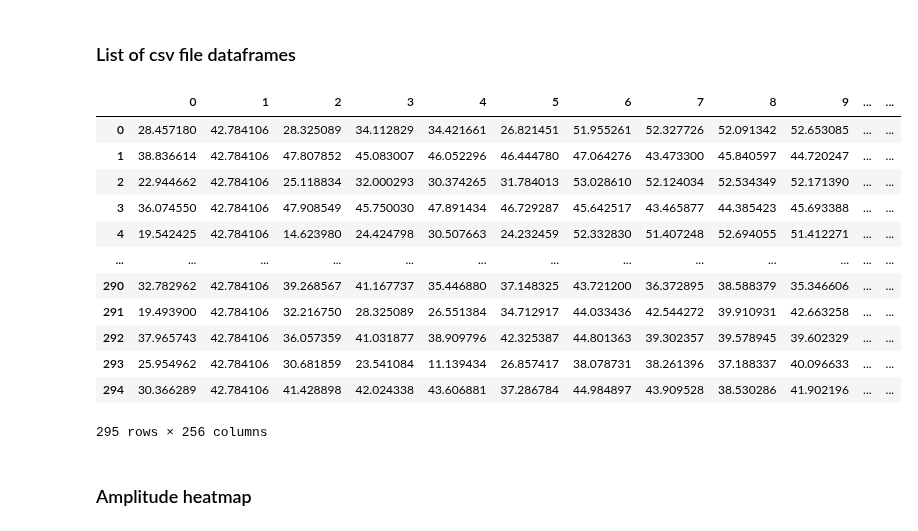
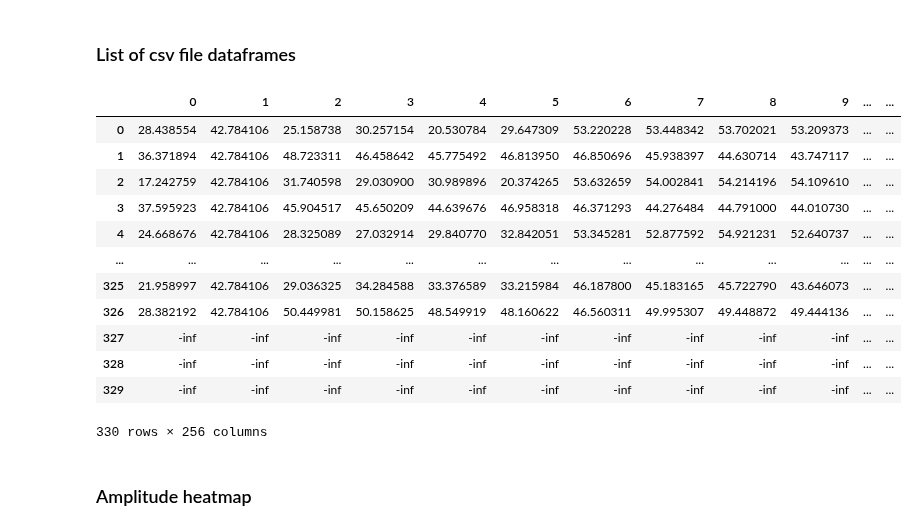
Before and after one commit to srk-practicum/2022-knu-wmi, a Jupyter notebook: Data_Processing.ipynb, the cells around one changed output. Drawn from its saved outputs; the diff is of its cells as text; code cells hidden in the pictures.

```diff
--- a/Data_Processing.ipynb
+++ b/Data_Processing.ipynb
@@ -53,26 +56,26 @@ csv_lst = ["csi_tests_csv/" + f for f in listdir('csi_tests_csv')]
 # %%
 lst = []
 l = {x for x in range(257)}
 
 for filename in csv_lst:
     df = pd.read_csv(filename, index_col=None, header=0)
     df.columns = np.arange(0,len(df.columns))
     lst.append(df)
-lst[10]
+lst[0]
 # %% [output]
 |  | 0 | 1 | 2 | 3 | 4 | 5 | 6 | 7 | 8 | 9 | ... | ... |
-| 0 | 28.457180 | 42.784106 | 28.325089 | 34.112829 | 34.421661 | 26.821451 | 51.955261 | 52.327726 | 52.091342 | 52.653085 | ... | ... |
-| 1 | 38.836614 | 42.784106 | 47.807852 | 45.083007 | 46.052296 | 46.444780 | 47.064276 | 43.473300 | 45.840597 | 44.720247 | ... | ... |
-| 2 | 22.944662 | 42.784106 | 25.118834 | 32.000293 | 30.374265 | 31.784013 | 53.028610 | 52.124034 | 52.534349 | 52.171390 | ... | ... |
-| 3 | 36.074550 | 42.784106 | 47.908549 | 45.750030 | 47.891434 | 46.729287 | 45.642517 | 43.465877 | 44.385423 | 45.693388 | ... | ... |
-| 4 | 19.542425 | 42.784106 | 14.623980 | 24.424798 | 30.507663 | 24.232459 | 52.332830 | 51.407248 | 52.694055 | 51.412271 | ... | ... |
+| 0 | 28.438554 | 42.784106 | 25.158738 | 30.257154 | 20.530784 | 29.647309 | 53.220228 | 53.448342 | 53.702021 | 53.209373 | ... | ... |
+| 1 | 36.371894 | 42.784106 | 48.723311 | 46.458642 | 45.775492 | 46.813950 | 46.850696 | 45.938397 | 44.630714 | 43.747117 | ... | ... |
+| 2 | 17.242759 | 42.784106 | 31.740598 | 29.030900 | 30.989896 | 20.374265 | 53.632659 | 54.002841 | 54.214196 | 54.109610 | ... | ... |
+| 3 | 37.595923 | 42.784106 | 45.904517 | 45.650209 | 44.639676 | 46.958318 | 46.371293 | 44.276484 | 44.791000 | 44.010730 | ... | ... |
+| 4 | 24.668676 | 42.784106 | 28.325089 | 27.032914 | 29.840770 | 32.842051 | 53.345281 | 52.877592 | 54.921231 | 52.640737 | ... | ... |
 | ... | ... | ... | ... | ... | ... | ... | ... | ... | ... | ... | ... | ... |
-| 290 | 32.782962 | 42.784106 | 39.268567 | 41.167737 | 35.446880 | 37.148325 | 43.721200 | 36.372895 | 38.588379 | 35.346606 | ... | ... |
-| 291 | 19.493900 | 42.784106 | 32.216750 | 28.325089 | 26.551384 | 34.712917 | 44.033436 | 42.544272 | 39.910931 | 42.663258 | ... | ... |
-| 292 | 37.965743 | 42.784106 | 36.057359 | 41.031877 | 38.909796 | 42.325387 | 44.801363 | 39.302357 | 39.578945 | 39.602329 | ... | ... |
-| 293 | 25.954962 | 42.784106 | 30.681859 | 23.541084 | 11.139434 | 26.857417 | 38.078731 | 38.261396 | 37.188337 | 40.096633 | ... | ... |
-| 294 | 30.366289 | 42.784106 | 41.428898 | 42.024338 | 43.606881 | 37.286784 | 44.984897 | 43.909528 | 38.530286 | 41.902196 | ... | ... |
+| 325 | 21.958997 | 42.784106 | 29.036325 | 34.284588 | 33.376589 | 33.215984 | 46.187800 | 45.183165 | 45.722790 | 43.646073 | ... | ... |
+| 326 | 28.382192 | 42.784106 | 50.449981 | 50.158625 | 48.549919 | 48.160622 | 46.560311 | 49.995307 | 49.448872 | 49.444136 | ... | ... |
+| 327 | -inf | -inf | -inf | -inf | -inf | -inf | -inf | -inf | -inf | -inf | ... | ... |
+| 328 | -inf | -inf | -inf | -inf | -inf | -inf | -inf | -inf | -inf | -inf | ... | ... |
+| 329 | -inf | -inf | -inf | -inf | -inf | -inf | -inf | -inf | -inf | -inf | ... | ... |
-295 rows × 256 columns
+330 rows × 256 columns
 # %% [markdown]
 ### Amplitude heatmap
 # %%
```
Also changed, not shown: parts of 14 cells of this notebook.
